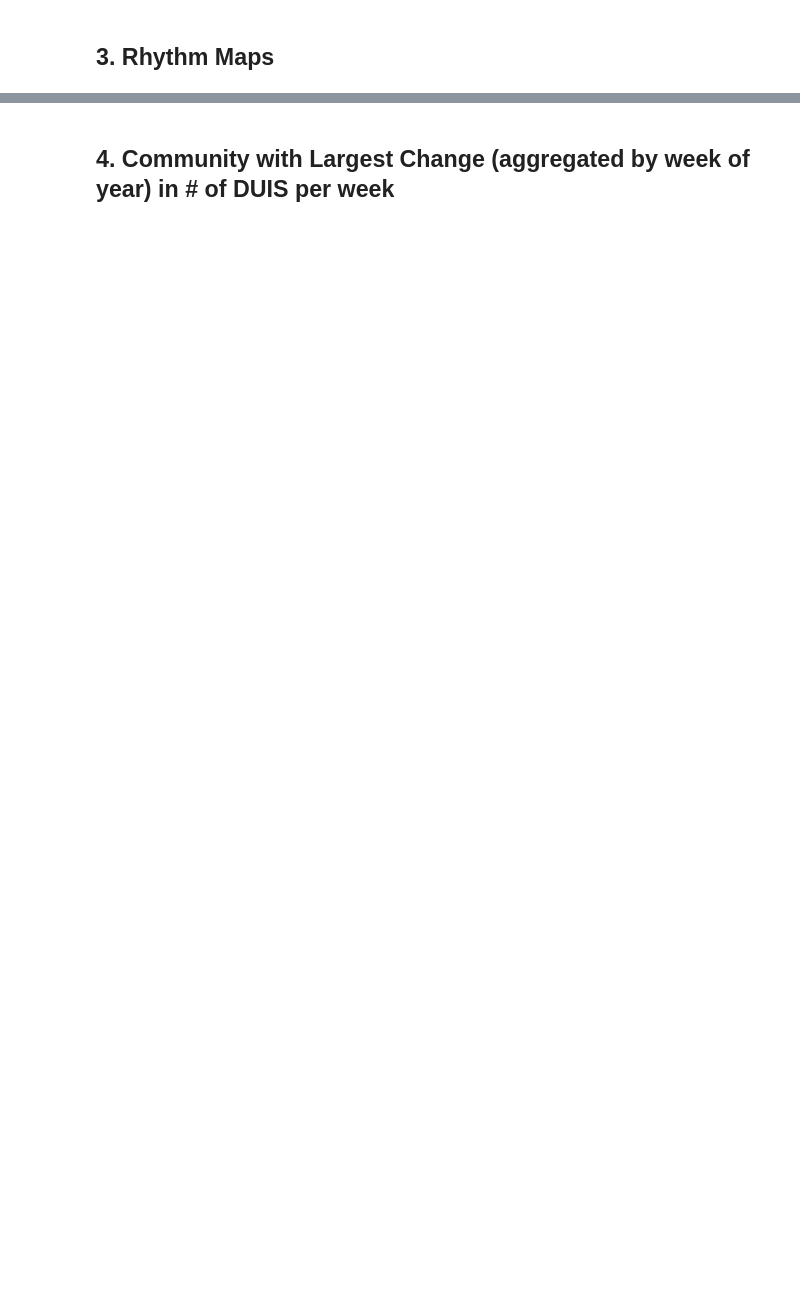
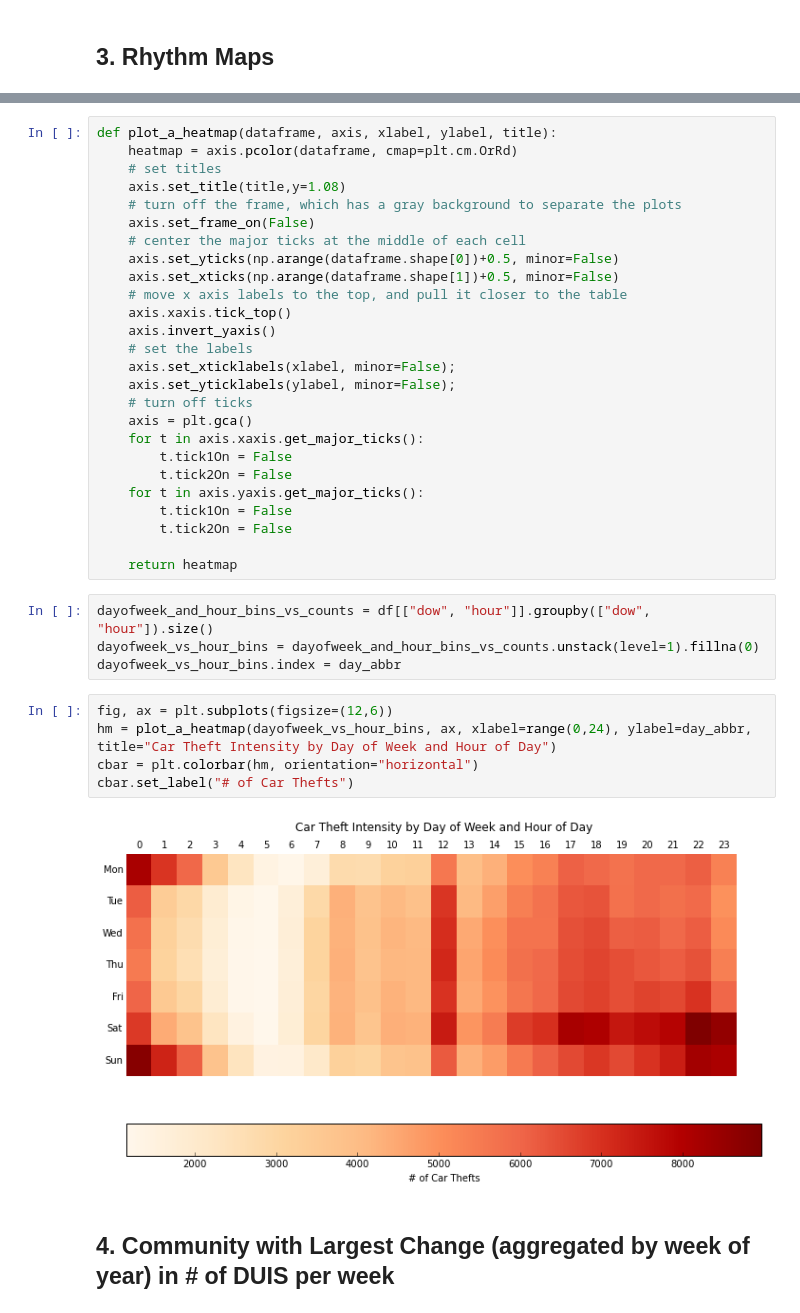
Before and after one commit to kevin11h/SDRDL-Internship-Notebooks, a Jupyter notebook: sd-crime/sd-crime.ipynb, the cells around one changed output, grey strips where cells are left out. Saved outputs shown, nothing was run; the diff lists cells and outputs as text; blank space fills up the shorter version.

```diff
--- a/sd-crime/sd-crime.ipynb
+++ b/sd-crime/sd-crime.ipynb
@@ -215,3 +207,40 @@ False
+# %%
+def plot_a_heatmap(dataframe, axis, xlabel, ylabel, title):
+    heatmap = axis.pcolor(dataframe, cmap=plt.cm.OrRd)
+    # set titles
+    axis.set_title(title,y=1.08)
+    # turn off the frame, which has a gray background to separate the plots
+    axis.set_frame_on(False)
+    # center the major ticks at the middle of each cell
+    axis.set_yticks(np.arange(dataframe.shape[0])+0.5, minor=False)
+    axis.set_xticks(np.arange(dataframe.shape[1])+0.5, minor=False)
+    # move x axis labels to the top, and pull it closer to the table
+    axis.xaxis.tick_top()
+    axis.invert_yaxis()
+    # set the labels
+    axis.set_xticklabels(xlabel, minor=False);
+    axis.set_yticklabels(ylabel, minor=False);
+    # turn off ticks
+    axis = plt.gca()
+    for t in axis.xaxis.get_major_ticks():
+        t.tick1On = False
+        t.tick2On = False
+    for t in axis.yaxis.get_major_ticks():
+        t.tick1On = False
+        t.tick2On = False
+
+    return heatmap
+# %%
+dayofweek_and_hour_bins_vs_counts = df[["dow", "hour"]].groupby(["dow", "hour"]).size()
+dayofweek_vs_hour_bins = dayofweek_and_hour_bins_vs_counts.unstack(level=1).fillna(0)
+dayofweek_vs_hour_bins.index = day_abbr
+# %%
+fig, ax = plt.subplots(figsize=(12,6))
+hm = plot_a_heatmap(dayofweek_vs_hour_bins, ax, xlabel=range(0,24), ylabel=day_abbr, title="Car Theft Intensity by Day of Week and Hour of Day")
+cbar = plt.colorbar(hm, orientation="horizontal")
+cbar.set_label("# of Car Thefts")
+# %% [output]
+[figure, added]
 # %% [markdown]
 ## 4. Community with Largest Change (aggregated by week of year) in # of DUIS per week
 # %%
```
Also changed, not shown: parts of 16 cells of this notebook.
